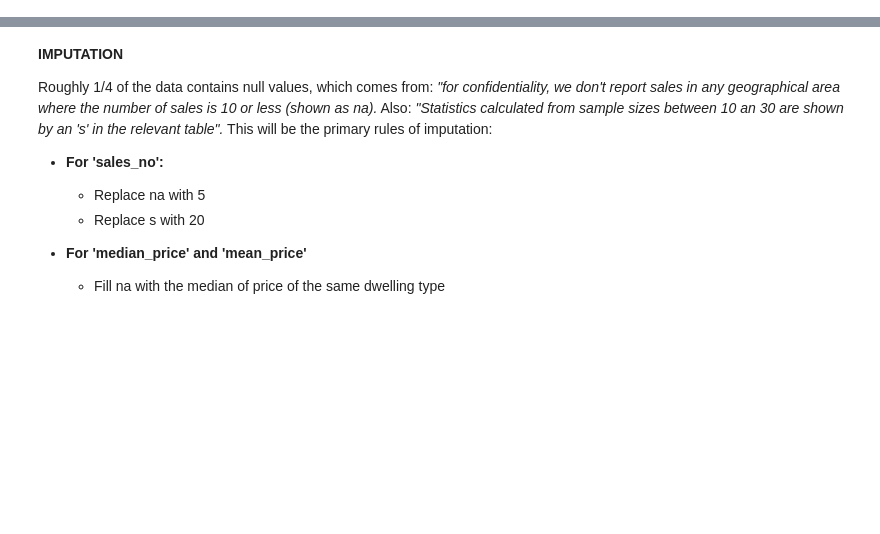
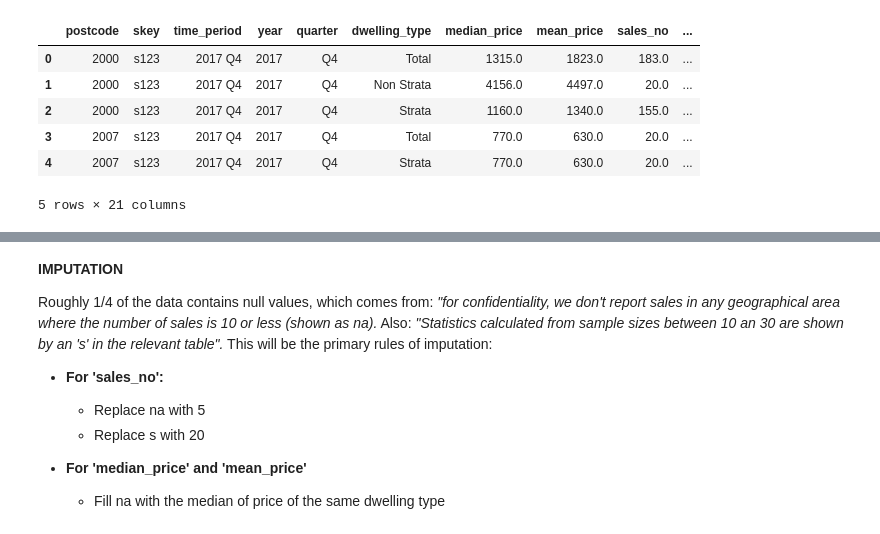
Before and after one commit to walthersy/NSW-house-price, a Jupyter notebook: Data Cleaning Process.ipynb, the cells around one changed output, grey strips where cells are left out. Cells and saved outputs as stored; diff of their text form; code cells hidden in the pictures; blank space fills up the shorter version.

```diff
--- a/Data Cleaning Process.ipynb
+++ b/Data Cleaning Process.ipynb
@@ -3,0 +144,20 @@ import numpy as np
+# %%
+# Need to map keys to time_periods so that can merge it with sales data
+
+tp = ['2017 Q4',
+      '2018 Q1', '2018 Q2', '2018 Q3', '2018 Q4',
+      '2019 Q1', '2019 Q2', '2019 Q3', '2019 Q4',
+      '2020 Q1', '2020 Q2', '2020 Q3', '2020 Q4',
+      '2021 Q1', '2021 Q2']
+rkeys = ['r122',
+         'r123','r124','r125','r126',
+         'r127','r128','r129','r130',
+         'r131','r132','r133','r134',
+         'r135','r136']
+
+rent_full['time_period'] = np.nan
+
+for i in list(range(0,15)):
+    rent_full.loc[rent_full['key']==rkeys[i], 'time_period']=tp[i]
+
+rent_full.groupby('time_period').size()
@@ -3,0 +231,14 @@ import numpy as np
+# %%
+sales_rent_full = pd.merge(sales_full, rent_full, how='left',
+                           left_on=['postcode','time_period'],
+                           right_on=['postcode', 'time_period'])
+
+sales_rent_full.head()
+# %% [output]
+|  | postcode | skey | time_period | year | quarter | dwelling_type | median_price | mean_price | sales_no | ... |
+| 0 | 2000 | s123 | 2017 Q4 | 2017 | Q4 | Total | 1315.0 | 1823.0 | 183.0 | ... |
+| 1 | 2000 | s123 | 2017 Q4 | 2017 | Q4 | Non Strata | 4156.0 | 4497.0 | 20.0 | ... |
+| 2 | 2000 | s123 | 2017 Q4 | 2017 | Q4 | Strata | 1160.0 | 1340.0 | 155.0 | ... |
+| 3 | 2007 | s123 | 2017 Q4 | 2017 | Q4 | Total | 770.0 | 630.0 | 20.0 | ... |
+| 4 | 2007 | s123 | 2017 Q4 | 2017 | Q4 | Strata | 770.0 | 630.0 | 20.0 | ... |
+5 rows × 21 columns
```
Also changed, not shown: parts of 46 cells of this notebook, 4 other files.
